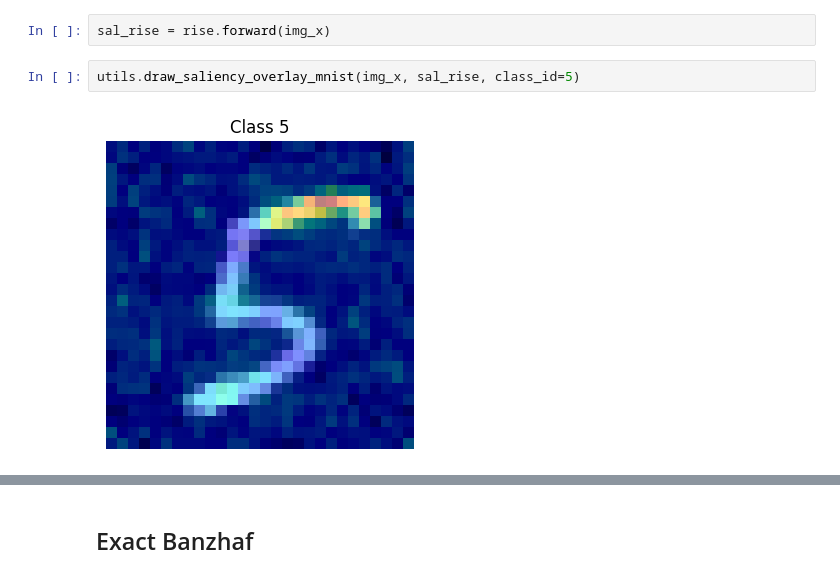
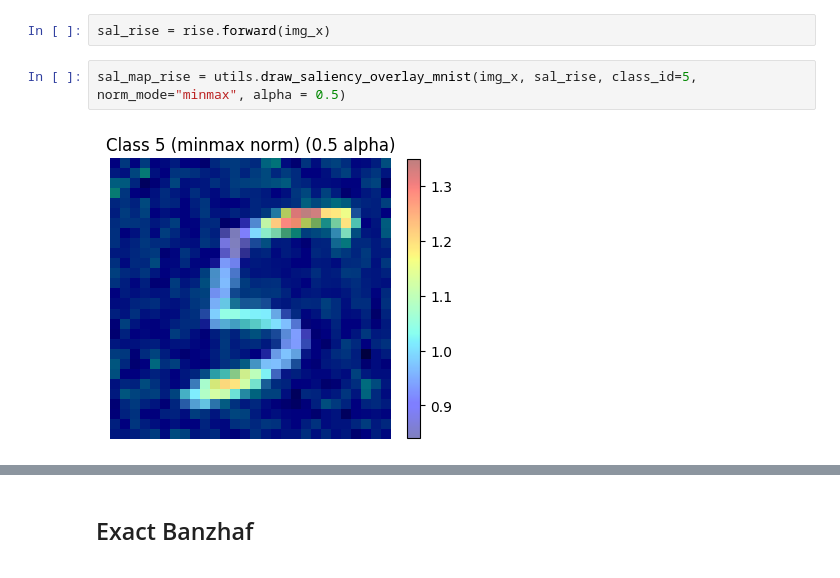
Before and after one commit to muratozturk1337/B-RISE, a Jupyter notebook: notebooks/MNSIT.ipynb, the cells around one changed output, grey strips where cells are left out. Saved outputs shown, nothing was run; the diff lists cells and outputs as text.

```diff
--- a/notebooks/MNSIT.ipynb
+++ b/notebooks/MNSIT.ipynb
@@ -143,6 +141,6 @@ rise.generate_masks(N=7000, s=28, p=0.1)
 # %%
 sal_rise = rise.forward(img_x)
 # %%
-utils.draw_saliency_overlay_mnist(img_x, sal_rise, class_id=5)
+sal_map_rise = utils.draw_saliency_overlay_mnist(img_x, sal_rise, class_id=5, norm_mode="minmax", alpha = 0.5)
 # %% [output]
-[figure, old version]
+[figure, new version]
```
Also changed, not shown: parts of 32 cells of this notebook, 16 other files.
